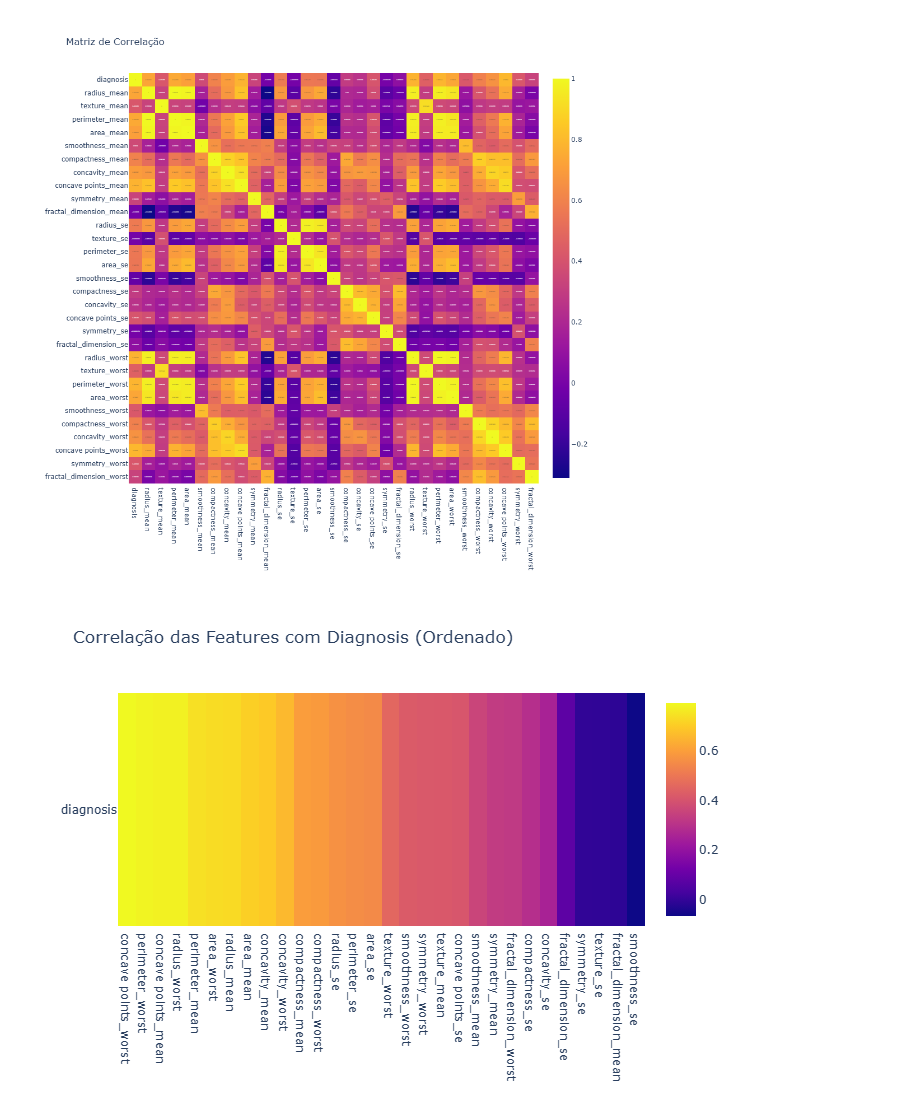
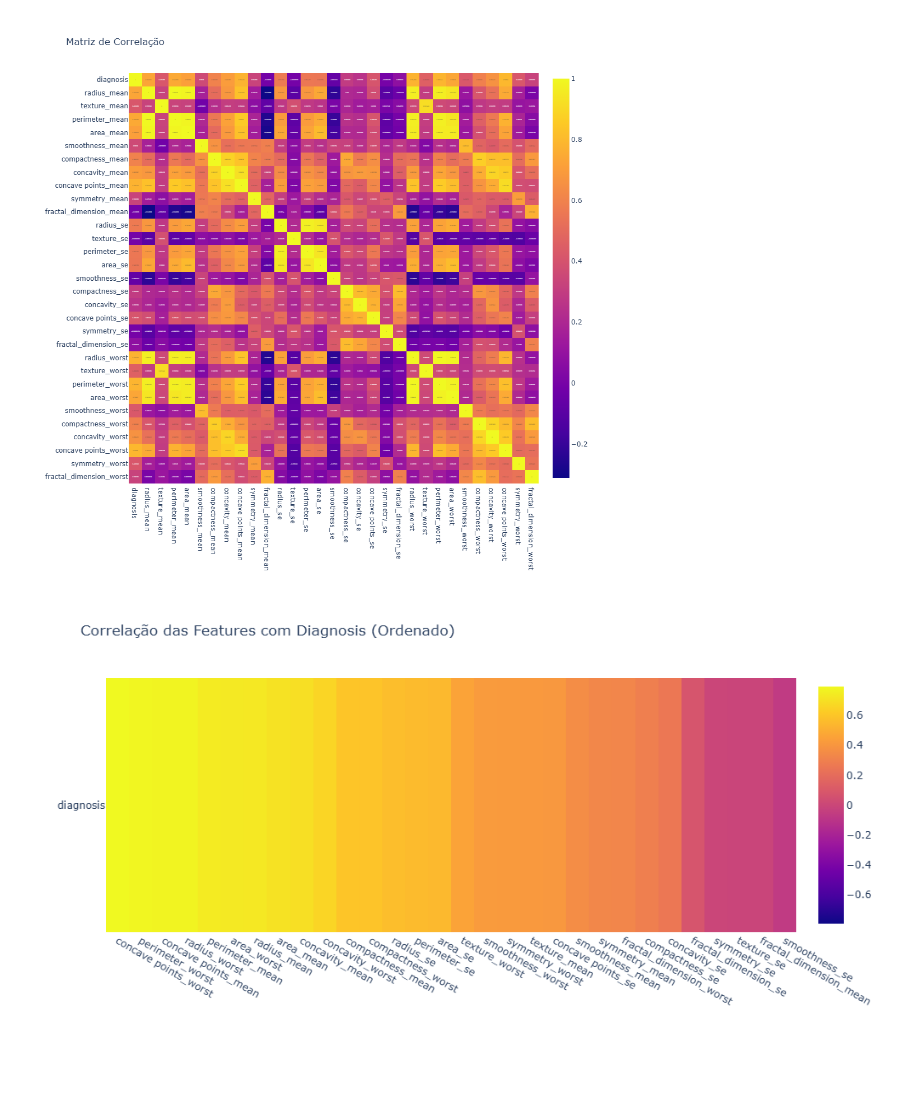
Before and after one commit to KauaHenSilva/trabalho_topicos_5, a Jupyter notebook: main.ipynb, the cells around one changed output. Cells and saved outputs as stored; diff of their text form; code cells hidden in the pictures; blank space fills up the shorter version.

```diff
--- a/main.ipynb
+++ b/main.ipynb
@@ -199,21 +199,23 @@ fig.show()
 # %%
 corr_diagnosis = df_numeric.corr()['diagnosis'].drop('diagnosis').sort_values(ascending=False)
 corr_df = pd.DataFrame({
     'Feature': corr_diagnosis.index,
     'Correlação': corr_diagnosis.values
 })
 
 fig = px.imshow(
     corr_diagnosis.values.reshape(1, -1),
     x=corr_diagnosis.index,
     y=['diagnosis'],
     aspect="auto",
     title='Correlação das Features com Diagnosis (Ordenado)',
+    width=1000,
+    color_continuous_midpoint=0,
 )
 
 fig.show()
 # %% [output]
-[figure, old version]
+[figure, new version]
 # %%
 dados_normalizados = (df_numeric - df_numeric.min()) / (df_numeric.max() - df_numeric.min())
 dados_sem_normalizacao = df_numeric.copy()
```
Also changed, not shown: parts of 1 cell of this notebook.
